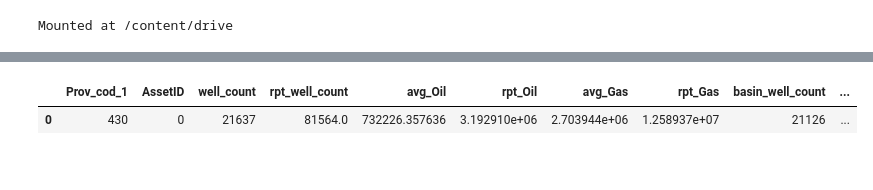
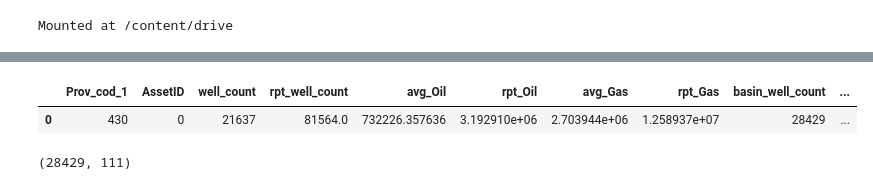
Before and after one commit to esherwin/MethaneDistributionsPublished, a Jupyter notebook: Campaign coverage notebooks/Well_and_production_counting_KairosPermian.ipynb, the cells around one changed output, grey strips where cells are left out. Saved outputs shown, nothing was run; the diff lists cells and outputs as text; code cells hidden in the pictures.

Commit message:
Updated Kairos Permian coverage analysis notebook. Added /Figures/ to .gitignore.

```diff
--- a/Campaign coverage notebooks/Well_and_production_counting_KairosPermian.ipynb
+++ b/Campaign coverage notebooks/Well_and_production_counting_KairosPermian.ipynb
@@ -326,36 +326,99 @@ wells2018_2020['total_oil'] = (wells2018_2020.loc[:, oil_cols_all]).sum(axis=1)
 # wellvisits2018_2020['total_oil'] = wellvisits2018_2020.loc[:, oil_cols_all].sum(axis=1)
 # wellvisits2018_2020['total_gas'] = wellvisits2018_2020.loc[:, gas_cols_all].sum(axis=1)
 # wells2018_2020 = wells2018_2020[(wells2018_2020['production_type']=='OIL') & (wells2018_2020['production_type']=='GAS')]
-wells2018_2020 = wells2018_2020.loc[(wells2018_2020['total_oil'] > 0) * (wells2018_2020['total_gas'] > 0)]
+# wells2018_2020 = wells2018_2020.loc[(wells2018_2020['total_oil'] > 0) * (wells2018_2020['total_gas'] > 0)]
+wells2018_2020 = wells2018_2020.loc[((wells2018_2020['total_oil'] > 0) + (wells2018_2020['total_gas'] > 0)) > 0]
 
 # Well visits by month
 basin_gas_prod_2018_2020 = wells2018_2020.loc[:, gas_cols_all].sum(axis=0)
 basin_oil_prod_2018_2020 = wells2018_2020.loc[:, oil_cols_all].sum(axis=0)
 wellvisits_bymonth = wellvisits2018_2020.loc[:, visit_cols_all].sum(axis=0)
 
 NM_basin_prod_visits_2018_2020 = pd.DataFrame({'GasProd':basin_gas_prod_2018_2020.values, 'OilProd':basin_oil_prod_2018_2020.values, 'VisitCount':wellvisits_bymonth.values})
 # basin_avg_prod_campaign = NM_basin_prod_visits_2018_2020*NM_basin_prod_visits_2018_2020['VisitCount']/NM_basin_prod_visits_2018_2020['VisitCount'].sum(axis=0)
 # basin_avg_prod_campaign
 
 # Compute visit-weighted average basin-wide production
 totVisits = NM_basin_prod_visits_2018_2020['VisitCount'].sum(axis=0)
 NM_basin_prod_visits_2018_2020['GasProdxVisitCount'] = NM_basin_prod_visits_2018_2020['GasProd']*NM_basin_prod_visits_2018_2020['VisitCount']/totVisits
 NM_basin_prod_visits_2018_2020['OilProdxVisitCount'] = NM_basin_prod_visits_2018_2020['OilProd']*NM_basin_prod_visits_2018_2020['VisitCount']/totVisits
 basin_summary = pd.DataFrame(NM_basin_prod_visits_2018_2020.agg({'OilProdxVisitCount':np.sum, 'GasProdxVisitCount':np.sum, 'VisitCount':np.sum})).transpose()
 basin_summary['WellCount'] = wells2018_2020.shape[0]
 wellvisits2018_2020_groupby['Prov_cod_1'] = '430'
 wellvisits2018_2020_groupby['basin_well_count'] = basin_summary['WellCount']
 wellvisits2018_2020_groupby['Total basin oil production'] = basin_summary['OilProdxVisitCount']
 wellvisits2018_2020_groupby['Total basin gas production'] = basin_summary['GasProdxVisitCount']
 wellvisits2018_2020_groupby['Fraction oil production covered'] = wellvisits2018_2020_groupby['avg_Oil']/wellvisits2018_2020_groupby['Total basin oil production']
 wellvisits2018_2020_groupby['Fraction gas production covered'] = wellvisits2018_2020_groupby['avg_Gas']/wellvisits2018_2020_groupby['Total basin gas production']
 wellvisits2018_2020_groupby['Basin well productivity'] = wellvisits2018_2020_groupby['avg_Gas']/wellvisits2018_2020_groupby['basin_well_count']
 wellvisits2018_2020_groupby['Covered well productivity'] = wellvisits2018_2020_groupby['avg_Gas']/wellvisits2018_2020_groupby['well_count']
 wellvisits2018_2020_groupby['Covered well productivity with repeats'] = wellvisits2018_2020_groupby['rpt_Gas']/wellvisits2018_2020_groupby['rpt_well_count']
 wellvisits2018_2020_groupby
 # %% [output]
 |  | Prov_cod_1 | AssetID | well_count | rpt_well_count | avg_Oil | rpt_Oil | avg_Gas | rpt_Gas | basin_well_count | ... |
-| 0 | 430 | 0 | 21637 | 81564.0 | 732226.357636 | 3.192910e+06 | 2.703944e+06 | 1.258937e+07 | 21126 | ... |
+| 0 | 430 | 0 | 21637 | 81564.0 | 732226.357636 | 3.192910e+06 | 2.703944e+06 | 1.258937e+07 | 28429 | ... |
+# %%
+# wellvisits2018_2020.columns
+# ((wellvisits2018_2020['total_gas'] + wellvisits2018_2020['total_oil'])).shape
+# len(list(set().union(wells2018['18Asset ID'], wells2019['19Asset ID'], wells2020['20Asset ID'])))
+# wells2018.head()
+# len(wells2020['20Asset ID'])
+# Import well data for the whole New Mexico Permian
+wells2018 = pd.read_csv(welldata_path + 'NM_Permian_production_2018.csv')
+wells2019 = pd.read_csv(welldata_path + 'NM_Permian_production_2019.csv')
+wells2020 = pd.read_csv(welldata_path + 'NM_Permian_production_2020.csv')
+
+# Add daily average oil and gas production columns
+wells2018 = generateAvgOilGasProd(wells2018)
+wells2019 = generateAvgOilGasProd(wells2019)
+wells2020 = generateAvgOilGasProd(wells2020)
+
+# Update oil, gas, and visit column names
+originalCols = wells2018.columns
+wells2018.columns = '18' + wells2018.columns
+wells2019.columns = '19' + wells2019.columns
+wells2020.columns = '20' + wells2020.columns
+
+# Create unified data frame
+wells2018_2020 = wells2018.join(wells2019).join(wells2020)
+wells2018_2020.rename(columns={'18Asset ID':'Asset ID', '18asset_type':'asset_type', '18production_type':'production_type', '18well_status':'well_status'}, inplace=True)
+
+# Generate final well columns
+month_num = ['01', '02', '03', '04', '05', '06', '07', '08', '09', '10', '11', '12']
+month_num_nozero = ['1', '2', '3', '4', '5', '6', '7', '8', '9', '10', '11', '12']
+oil_cols_general_basin = ['Oil_' + i for i in month_num]
+gas_cols_general_basin = ['Gas_' + i for i in month_num]
+visit_cols_general_basin = ['Visit_' + i for i in month_num_nozero]
+oil_cols_18_basin = ['18' + i for i in oil_cols_general_basin]
+oil_cols_19_basin = ['19' + i for i in oil_cols_general_basin]
+oil_cols_20_basin = ['20' + i for i in oil_cols_general_basin]
+oil_cols_all_basin = oil_cols_18_basin + oil_cols_19_basin + oil_cols_20_basin
+gas_cols_18_basin = ['18' + i for i in gas_cols_general_basin]
+gas_cols_19_basin = ['19' + i for i in gas_cols_general_basin]
+gas_cols_20_basin = ['20' + i for i in gas_cols_general_basin]
+gas_cols_all_basin = gas_cols_18_basin + gas_cols_19_basin + gas_cols_20_basin
+visit_cols_18_basin = ['18' + i for i in visit_cols_general_basin]
+visit_cols_19_basin = ['19' + i for i in visit_cols_general_basin]
+visit_cols_20_basin = ['20' + i for i in visit_cols_general_basin]
+visit_cols_all_basin = visit_cols_18_basin + visit_cols_19_basin + visit_cols_20_basin
+final_wells_columns_basin = ['Asset ID'] + gas_cols_all_basin + oil_cols_all_basin + visit_cols_all_basin # + ['asset_type', 'production_type', 'well_status']
+wells2018_2020 = wells2018_2020.loc[:, final_wells_columns_basin]
+
+# Switch to the column naming convention from the Kairos data with visits
+wells2018_2020.columns = final_wells_columns
+
+# Convert from monthly to daily production
+wells2018_2020.loc[:, gas_cols_all] = wells2018_2020.loc[:, gas_cols_all]/daysPerMonthGas
+wells2018_2020.loc[:, oil_cols_all] = wells2018_2020.loc[:, oil_cols_all]/daysPerMonthOil
+
+# Drop non-producing wells
+wells2018_2020['total_gas'] = (wells2018_2020.loc[:, gas_cols_all]).sum(axis=1)
+wells2018_2020['total_oil'] = (wells2018_2020.loc[:, oil_cols_all]).sum(axis=1)
+
+wells2018_2020 = wells2018_2020.loc[((wells2018_2020['total_oil'] > 0) + (wells2018_2020['total_gas'] > 0)) > 0]
+wells2018_2020.shape
+# %% [output]
+(28429, 111)
 # %%
 # Save well-level gas productivity quantiles
 todaydate = '20221021'
```
Also changed, not shown: 2 other files.
